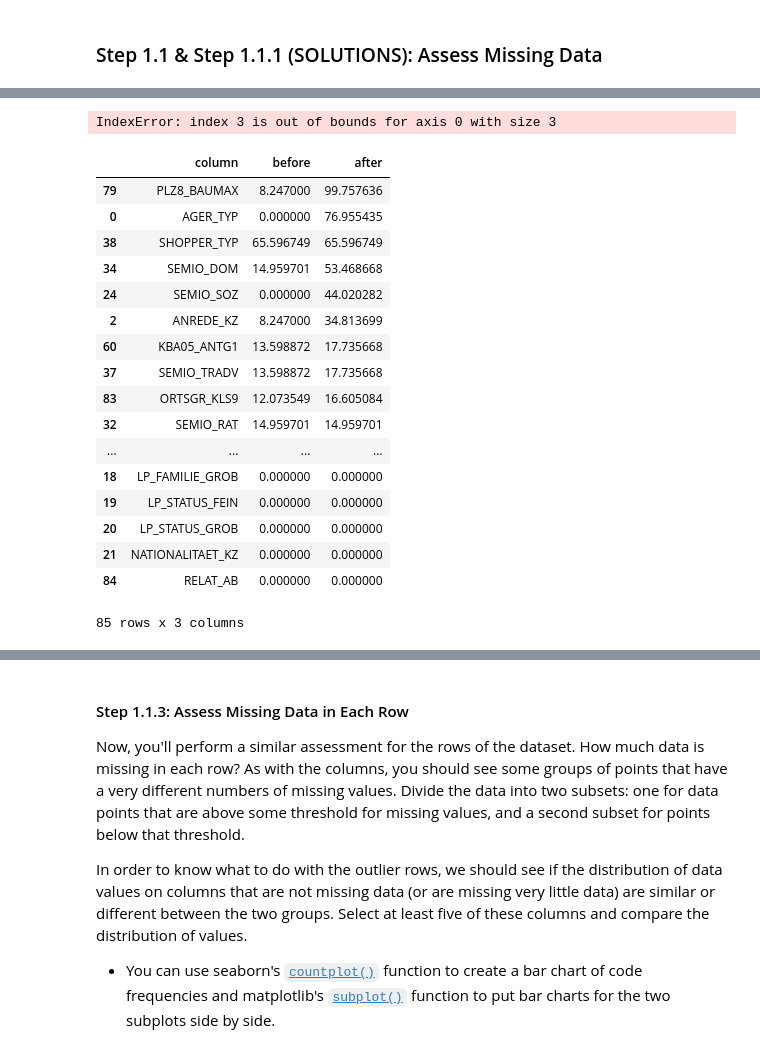
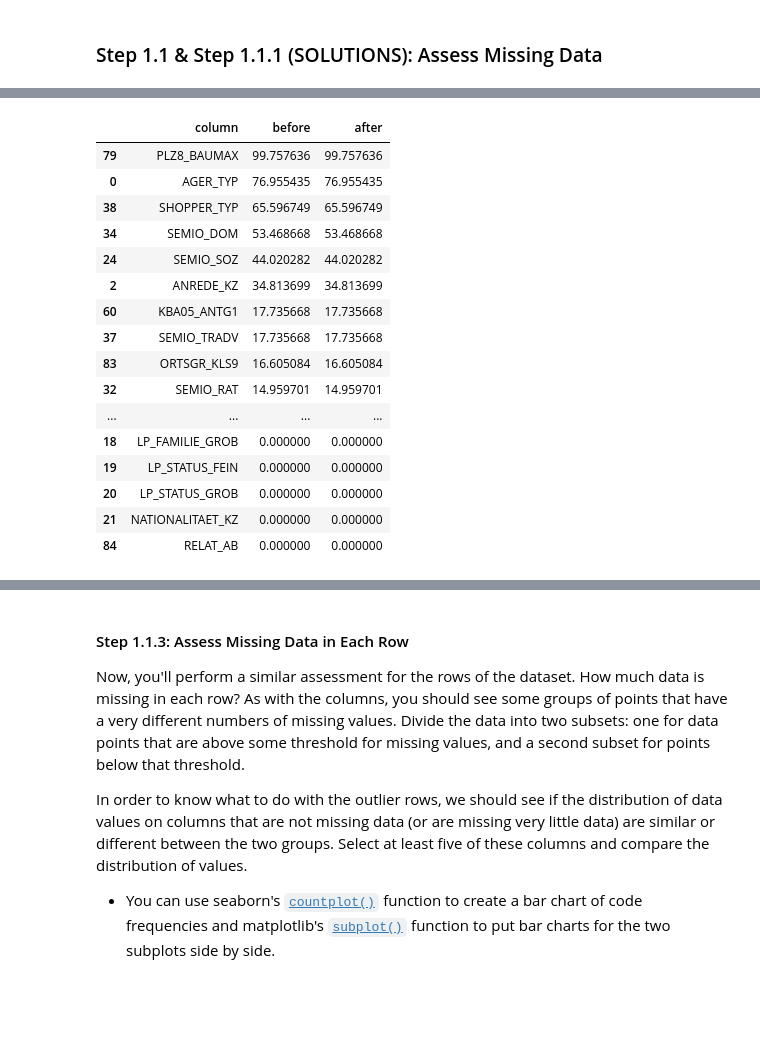
Before and after one commit to jmnickerson05/udacity_identify_customer_segments, a Jupyter notebook: Identify_Customer_Segments.ipynb, the cells around one changed output, grey strips where cells are left out. Drawn from its saved outputs; the diff is of its cells as text; code cells hidden in the pictures; blank space fills up the shorter version.

```diff
--- a/Identify_Customer_Segments.ipynb
+++ b/Identify_Customer_Segments.ipynb
@@ -51,8 +53,8 @@ Once the dataset is loaded, it's recommended that you take a little bit of time
 %%time
 # import modin.pandas as pd
 # Load in the general demographics data.
-azdias = pd.read_csv('Udacity_AZDIAS_Subset.csv', sep=';')
+df = pd.read_csv('Udacity_df_Subset.csv', sep=';')
 
 # Load in the feature summary file.
-feat_info = pd.read_csv('AZDIAS_Feature_Summary.csv', sep=';')
+feat_info = pd.read_csv('df_Feature_Summary.csv', sep=';')
 # %% [output]
@@ -141,15 +146,15 @@ pd.set_option("display.max_rows", None, "display.max_columns", None)
 feat_info.missing_or_unknown = feat_info.missing_or_unknown.str.strip('[]').str.split(',')
 missing_vals = {feat[0]:feat[1] for feat in feat_info[['attribute', 'missing_or_unknown']].values.tolist()}
 
-perc_missing_before = ((azdias.isnull().sum() / len(azdias)).sort_values(ascending=False)) * 100
+perc_missing_before = ((df.isnull().sum() / len(df)).sort_values(ascending=False)) * 100
 
 ## FILL IN MISSING DATA ACCORDING TO FEATURE INFO DATA
-for c in azdias.columns:
-    azdias.loc[azdias[c].isin(missing_vals[c]), c] = np.NaN
+for c in df.columns:
+    df.loc[df[c].isin(missing_vals[c]), c] = np.NaN
 
-perc_missing_after = ((azdias.isnull().sum() / len(azdias)).sort_values(ascending=False)) * 100
+perc_missing_after = ((df.isnull().sum() / len(df)).sort_values(ascending=False)) * 100
 
 ## DISPLAY MISSING DATA
-pd.DataFrame([i for i in zip(azdias.columns, perc_missing_before.sort_index(), perc_missing_after.sort_index())],
+pd.DataFrame([i for i in zip(df.columns, perc_missing_before.sort_index(), perc_missing_after.sort_index())],
              columns=['column', 'before','after']).sort_values(by='after', ascending=False)
 # %% [output]
@@ -160,0 +164,17 @@ Wall time: 51.5 s
+|  | column | before | after |
+| 79 | PLZ8_BAUMAX | 99.757636 | 99.757636 |
+| 0 | AGER_TYP | 76.955435 | 76.955435 |
+| 38 | SHOPPER_TYP | 65.596749 | 65.596749 |
+| 34 | SEMIO_DOM | 53.468668 | 53.468668 |
+| 24 | SEMIO_SOZ | 44.020282 | 44.020282 |
+| 2 | ANREDE_KZ | 34.813699 | 34.813699 |
+| 60 | KBA05_ANTG1 | 17.735668 | 17.735668 |
+| 37 | SEMIO_TRADV | 17.735668 | 17.735668 |
+| 83 | ORTSGR_KLS9 | 16.605084 | 16.605084 |
+| 32 | SEMIO_RAT | 14.959701 | 14.959701 |
+| ... | ... | ... | ... |
+| 18 | LP_FAMILIE_GROB | 0.000000 | 0.000000 |
+| 19 | LP_STATUS_FEIN | 0.000000 | 0.000000 |
+| 20 | LP_STATUS_GROB | 0.000000 | 0.000000 |
+| 21 | NATIONALITAET_KZ | 0.000000 | 0.000000 |
+| 84 | RELAT_AB | 0.000000 | 0.000000 |
@@ -162,20 +182 @@ UserWarning: Distributing <class 'list'> object. This may take some time.
-IndexError: index 3 is out of bounds for axis 0 with size 3
-|  | column | before | after |
-| 79 | PLZ8_BAUMAX | 8.247000 | 99.757636 |
-| 0 | AGER_TYP | 0.000000 | 76.955435 |
-| 38 | SHOPPER_TYP | 65.596749 | 65.596749 |
-| 34 | SEMIO_DOM | 14.959701 | 53.468668 |
-| 24 | SEMIO_SOZ | 0.000000 | 44.020282 |
-| 2 | ANREDE_KZ | 8.247000 | 34.813699 |
-| 60 | KBA05_ANTG1 | 13.598872 | 17.735668 |
-| 37 | SEMIO_TRADV | 13.598872 | 17.735668 |
-| 83 | ORTSGR_KLS9 | 12.073549 | 16.605084 |
-| 32 | SEMIO_RAT | 14.959701 | 14.959701 |
-| ... | ... | ... | ... |
-| 18 | LP_FAMILIE_GROB | 0.000000 | 0.000000 |
-| 19 | LP_STATUS_FEIN | 0.000000 | 0.000000 |
-| 20 | LP_STATUS_GROB | 0.000000 | 0.000000 |
-| 21 | NATIONALITAET_KZ | 0.000000 | 0.000000 |
-| 84 | RELAT_AB | 0.000000 | 0.000000 |
-85 rows x 3 columns
 # %%
```
Also changed, not shown: parts of 30 cells of this notebook.
